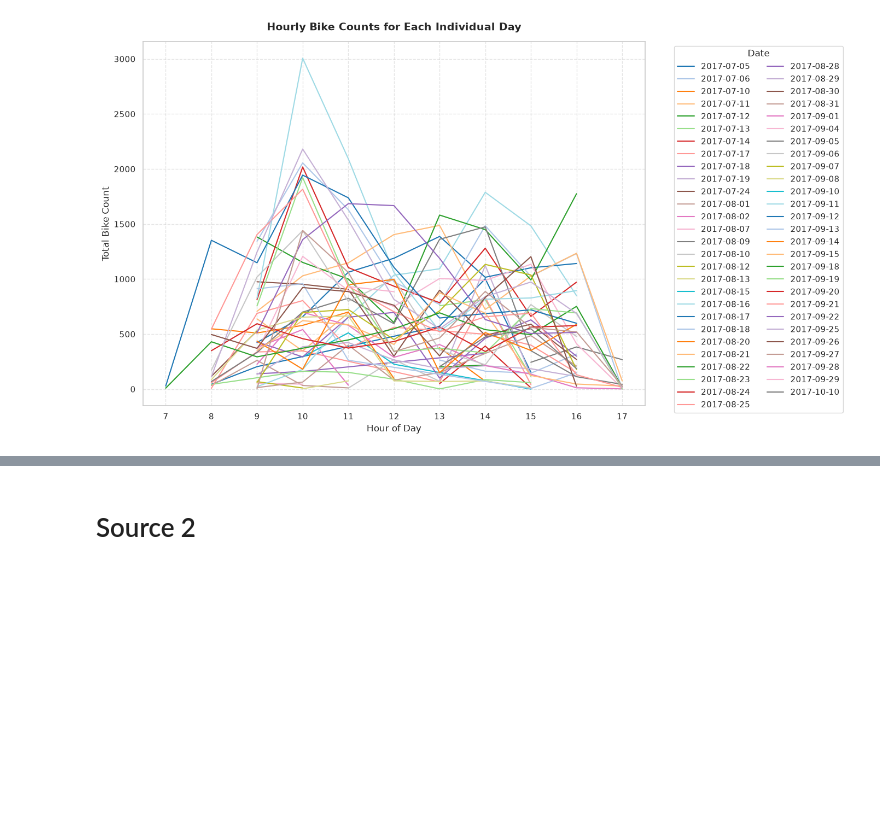
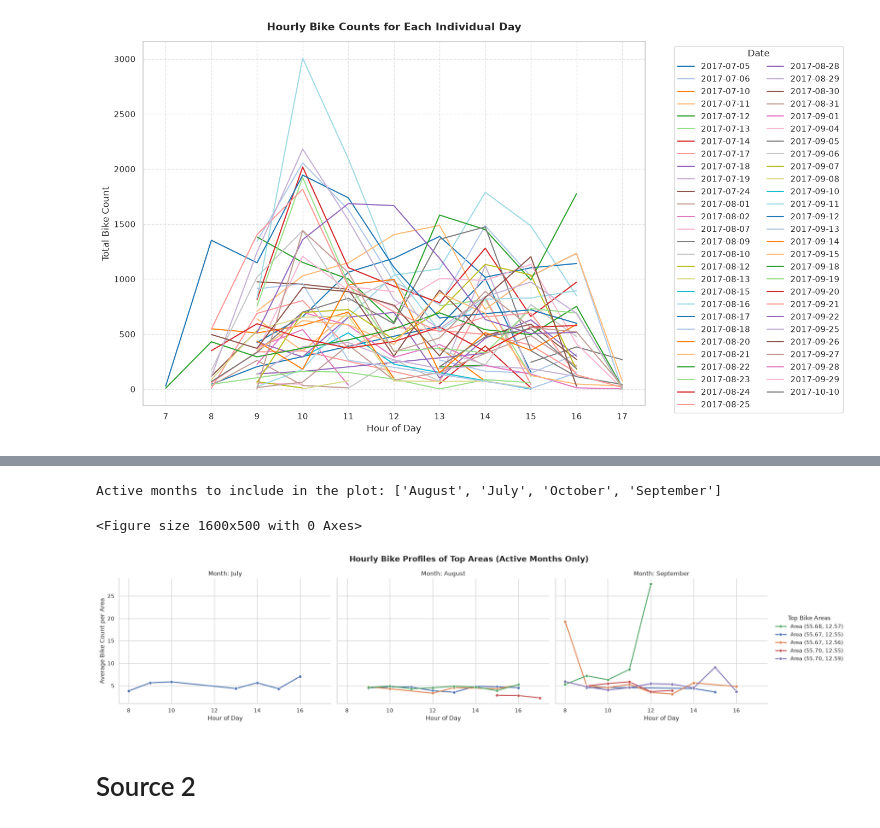
Before and after one commit to Flurry58/BigDataProject, a Jupyter notebook: Main.ipynb, the cells around one changed output, grey strips where cells are left out. Drawn from its saved outputs; the diff is of its cells as text; code cells hidden in the pictures; blank space fills up the shorter version.

```diff
--- a/Main.ipynb
+++ b/Main.ipynb
@@ -157,0 +192,8 @@ plt.show()
+# %%
+# Print the record count and total bike counts for each month
+monthly_summary = df.groupby('month_name', observed=False).agg(
+    records_count=('cykel_sum', 'count'),
+    total_bikes=('cykel_sum', 'sum')
+).reset_index()
+print("Data distribution across months:")
+display(monthly_summary)
@@ -158,2 +207,46 @@ plt.show()
+# %%
+# Filter out months that have fewer than 100 records to keep the analysis clean and representative
+active_months = monthly_summary[monthly_summary['records_count'] > 100]['month_name'].tolist()
+print(f"Active months to include in the plot: {active_months}")
+# Group the filtered area data by Area, Month, and Hour to compare hourly profiles
+area_hourly_monthly = df_top_areas.groupby(['area_name', 'month_name', 'hour'])['cykel_sum'].mean().reset_index()
+area_hourly_monthly = area_hourly_monthly.dropna(subset=['cykel_sum'])
+
+# Re-filter the hourly trend data to include only active months
+filtered_area_hourly = area_hourly_monthly[area_hourly_monthly['month_name'].isin(active_months)]
+
+# Plot the hourly trends for each top general area across active months only
+plt.figure(figsize=(16, 5))
+sns.set_theme(style="whitegrid")
+
+g = sns.FacetGrid(
+    filtered_area_hourly,
+    col="month_name",
+    col_wrap=3,
+    height=5,
+    aspect=1.3,
+    col_order=[m for m in ['July', 'August', 'September'] if m in active_months]
+)
+
+g.map_dataframe(
+    sns.lineplot,
+    x="hour",
+    y="cykel_sum",
+    hue="area_name",
+    marker="o",
+    linewidth=2
+)
+
+g.add_legend(title="Top Bike Areas")
+g.set_titles("Month: {col_name}")
+g.set_axis_labels("Hour of Day", "Average Bike Count per Area")
+
+plt.subplots_adjust(top=0.85)
+g.fig.suptitle('Hourly Bike Profiles of Top Areas (Active Months Only)', fontsize=16, fontweight='bold')
+plt.show()
+# %% [output]
+Active months to include in the plot: ['August', 'July', 'October', 'September']
+<Figure size 1600x500 with 0 Axes>
+[figure, added]
 # %% [markdown]
 # Source 2
```
Also changed, not shown: parts of 3 cells of this notebook.
